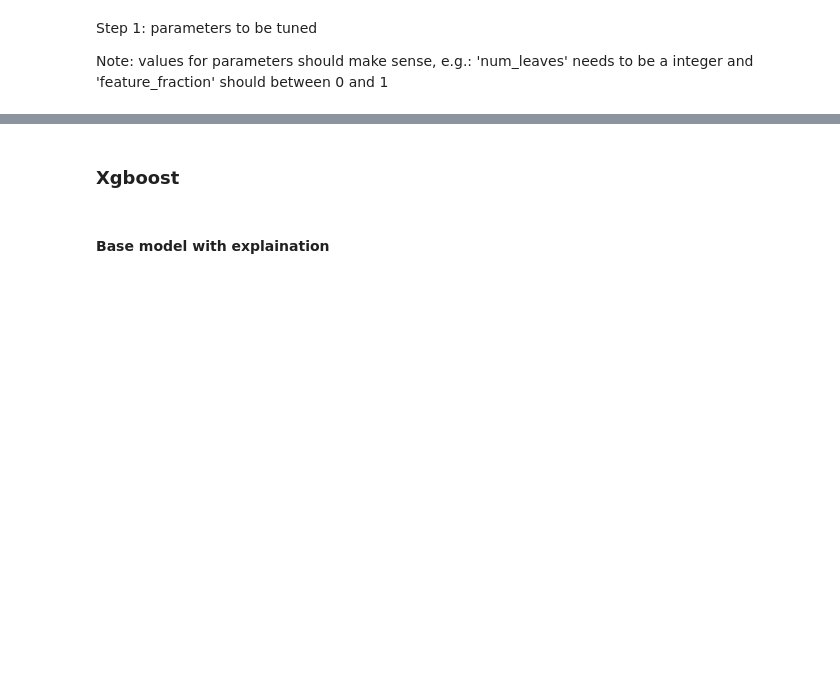
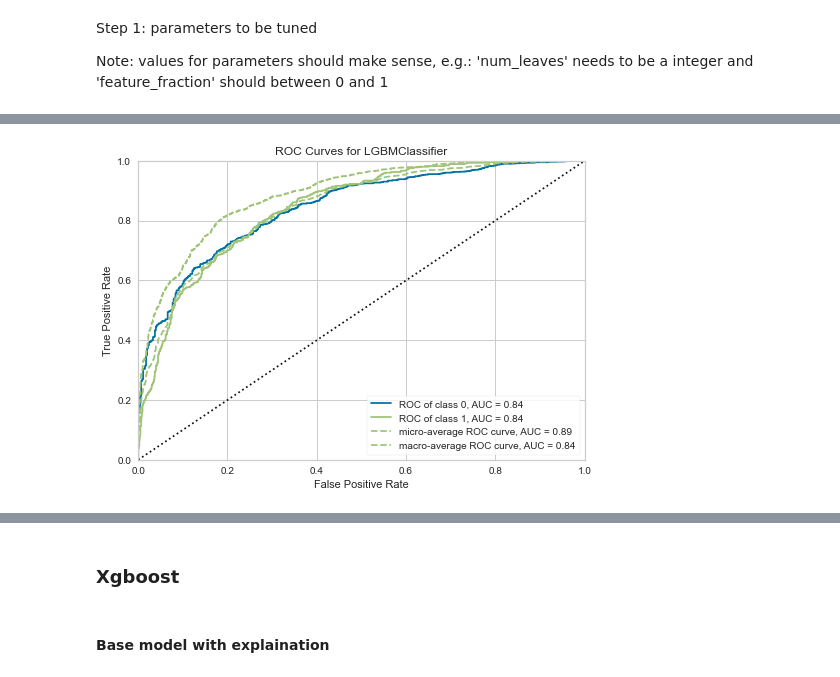
Before and after one commit to duybluemind1988/project_py, a Jupyter notebook: Churn/Churn_final.ipynb, the cells around one changed output, grey strips where cells are left out. Saved outputs shown, nothing was run; the diff lists cells and outputs as text; code cells hidden in the pictures; blank space fills up the shorter version.

```diff
--- a/Churn/Churn_final.ipynb
+++ b/Churn/Churn_final.ipynb
@@ -518,0 +887,2 @@ scoring = 'roc_auc' # balanced_accuracy,f1_macro,neg_log_loss, roc_auc,neg_root_
+# %%
+lightgbm = create_model('lightgbm')
@@ -518,0 +903,2 @@ scoring = 'roc_auc' # balanced_accuracy,f1_macro,neg_log_loss, roc_auc,neg_root_
+# %%
+tuned_lightgbm = tune_model(lightgbm,fold=5)
@@ -518,0 +914,4 @@ scoring = 'roc_auc' # balanced_accuracy,f1_macro,neg_log_loss, roc_auc,neg_root_
+# %%
+plot_model(tuned_lightgbm, plot = 'auc')
+# %% [output]
+[figure, added]
```
Also changed, not shown: parts of 48 cells of this notebook, 5 other files.
